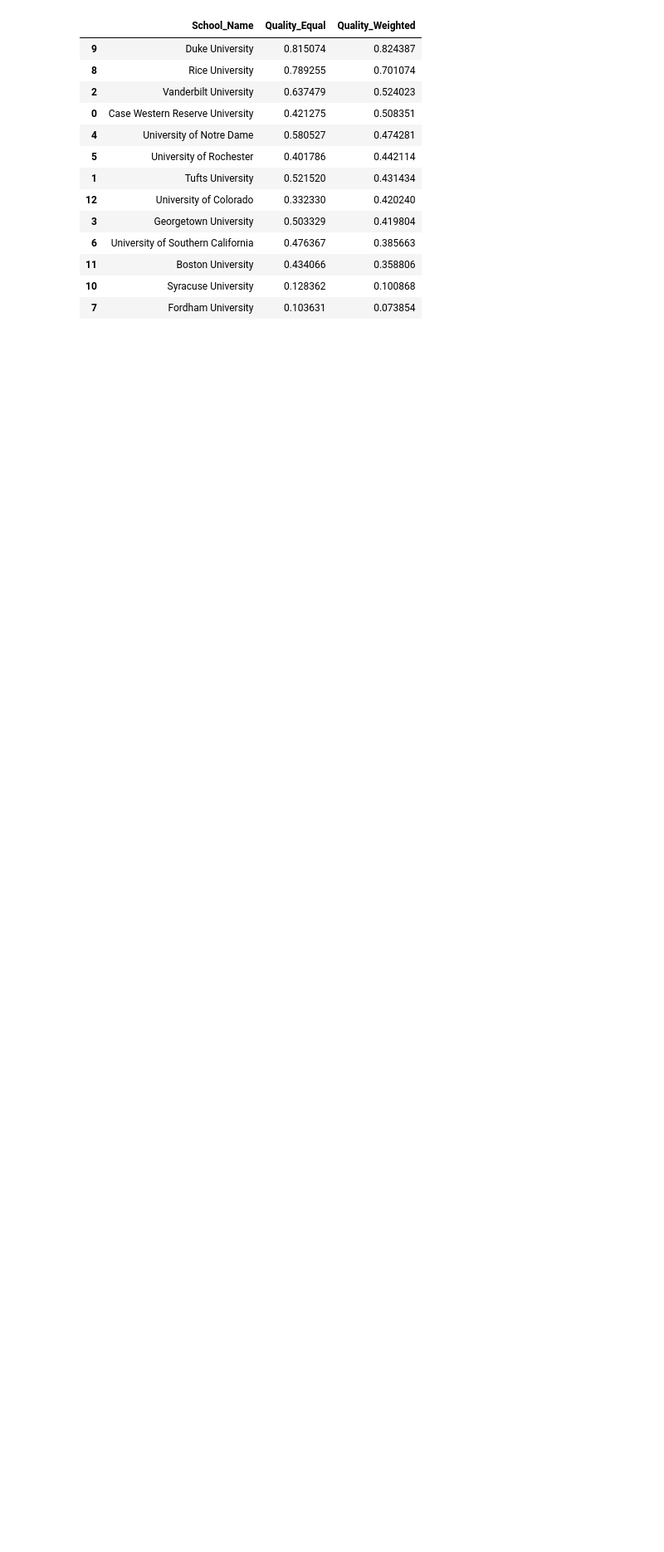
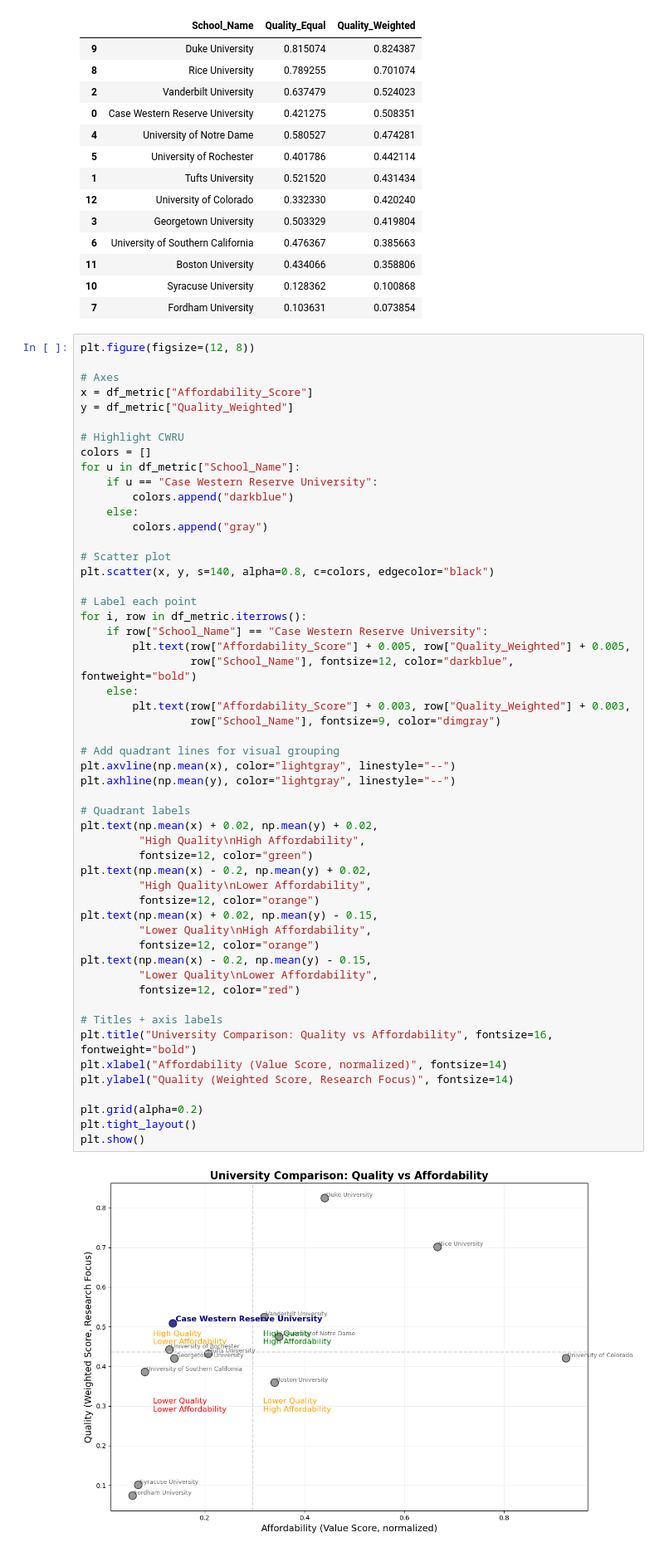
Before and after one commit to jmanderson0119/csds413-term-project, a Jupyter notebook: Data_visualisation/scripts/pipeline.ipynb, the cells around one changed output. Shown at 83% size. Cells and saved outputs as stored; diff of their text form; blank space fills up the shorter version.

Commit message:
weighted visualization

```diff
--- a/Data_visualisation/scripts/pipeline.ipynb
+++ b/Data_visualisation/scripts/pipeline.ipynb
@@ -246,3 +246,58 @@ df_metric[["School_Name", "Quality_Equal", "Quality_Weighted"]].sort_values(
 | 11 | Boston University | 0.434066 | 0.358806 |
 | 10 | Syracuse University | 0.128362 | 0.100868 |
 | 7 | Fordham University | 0.103631 | 0.073854 |
+# %%
+plt.figure(figsize=(12, 8))
+
+# Axes
+x = df_metric["Affordability_Score"]
+y = df_metric["Quality_Weighted"]
+
+# Highlight CWRU
+colors = []
+for u in df_metric["School_Name"]:
+    if u == "Case Western Reserve University":
+        colors.append("darkblue")
+    else:
+        colors.append("gray")
+
+# Scatter plot
+plt.scatter(x, y, s=140, alpha=0.8, c=colors, edgecolor="black")
+
+# Label each point
+for i, row in df_metric.iterrows():
+    if row["School_Name"] == "Case Western Reserve University":
+        plt.text(row["Affordability_Score"] + 0.005, row["Quality_Weighted"] + 0.005,
+                 row["School_Name"], fontsize=12, color="darkblue", fontweight="bold")
+    else:
+        plt.text(row["Affordability_Score"] + 0.003, row["Quality_Weighted"] + 0.003,
+                 row["School_Name"], fontsize=9, color="dimgray")
+
+# Add quadrant lines for visual grouping
+plt.axvline(np.mean(x), color="lightgray", linestyle="--")
+plt.axhline(np.mean(y), color="lightgray", linestyle="--")
+
+# Quadrant labels
+plt.text(np.mean(x) + 0.02, np.mean(y) + 0.02,
+         "High Quality\nHigh Affordability",
+         fontsize=12, color="green")
+plt.text(np.mean(x) - 0.2, np.mean(y) + 0.02,
+         "High Quality\nLower Affordability",
+         fontsize=12, color="orange")
+plt.text(np.mean(x) + 0.02, np.mean(y) - 0.15,
+         "Lower Quality\nHigh Affordability",
+         fontsize=12, color="orange")
+plt.text(np.mean(x) - 0.2, np.mean(y) - 0.15,
+         "Lower Quality\nLower Affordability",
+         fontsize=12, color="red")
+
+# Titles + axis labels
+plt.title("University Comparison: Quality vs Affordability", fontsize=16, fontweight="bold")
+plt.xlabel("Affordability (Value Score, normalized)", fontsize=14)
+plt.ylabel("Quality (Weighted Score, Research Focus)", fontsize=14)
+
+plt.grid(alpha=0.2)
+plt.tight_layout()
+plt.show()
+# %% [output]
+[figure, added]
```
Also changed, not shown: 3 other files.
